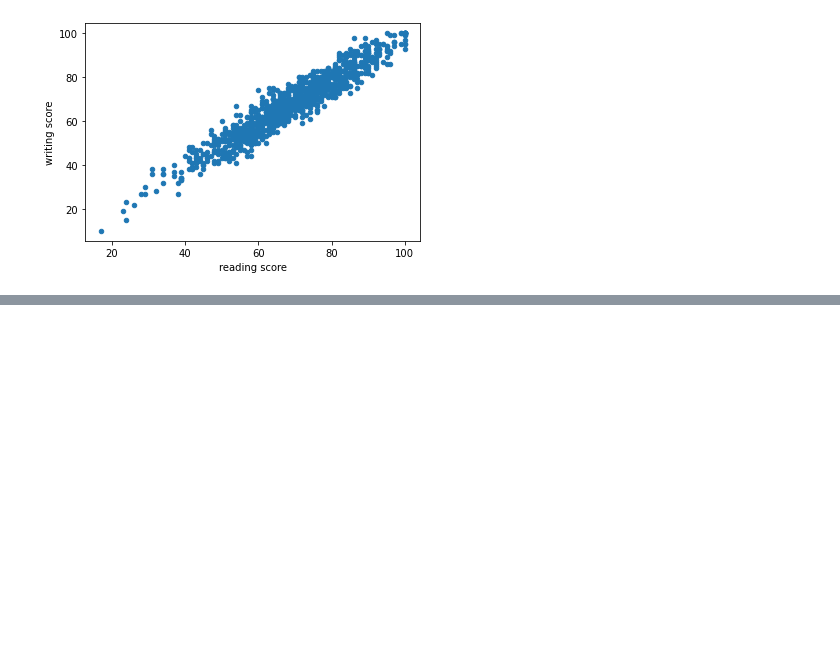
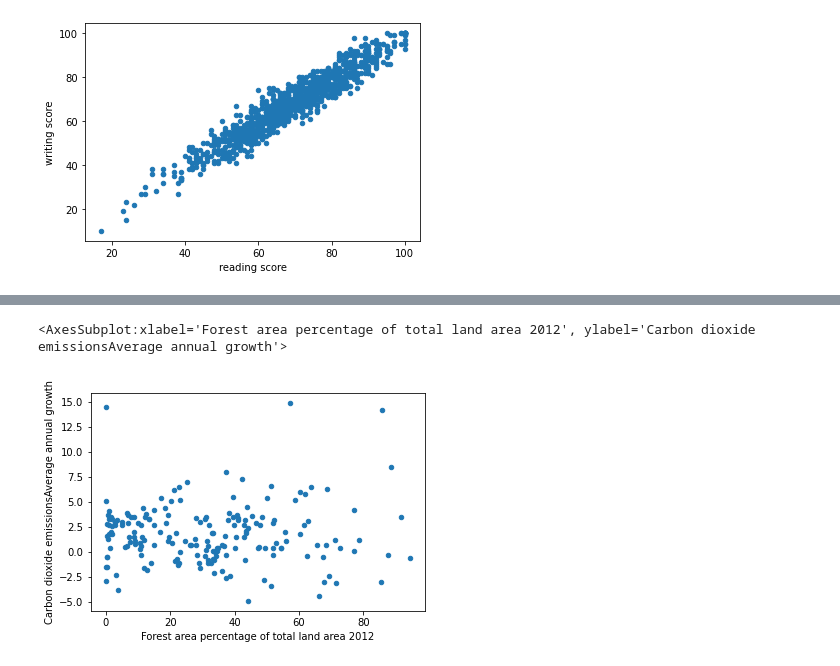
Before and after one commit to julesdata/Python, a Jupyter notebook: 코드잇_데이터사이언스입문/3_1.시각화와 그래프.ipynb, the cells around one changed output, grey strips where cells are left out. Cells and saved outputs as stored; diff of their text form; code cells hidden in the pictures; blank space fills up the shorter version.

```diff
--- a/코드잇_데이터사이언스입문/3_1.시각화와 그래프.ipynb
+++ b/코드잇_데이터사이언스입문/3_1.시각화와 그래프.ipynb
@@ -498,0 +538,7 @@ df.plot(kind = 'scatter', x= 'reading score', y= 'writing score')
+# %%
+# 숲 면적 비율 - 탄소배출증가율
+df.plot(kind = 'scatter', x= 'Forest area percentage of total land area 2012'
+        , y =   'Carbon dioxide emissionsAverage annual growth')
+# %% [output]
+<AxesSubplot:xlabel='Forest area percentage of total land area 2012', ylabel='Carbon dioxide emissionsAverage annual growth'>
+[figure, added]
```
Also changed, not shown: parts of 7 cells of this notebook.
